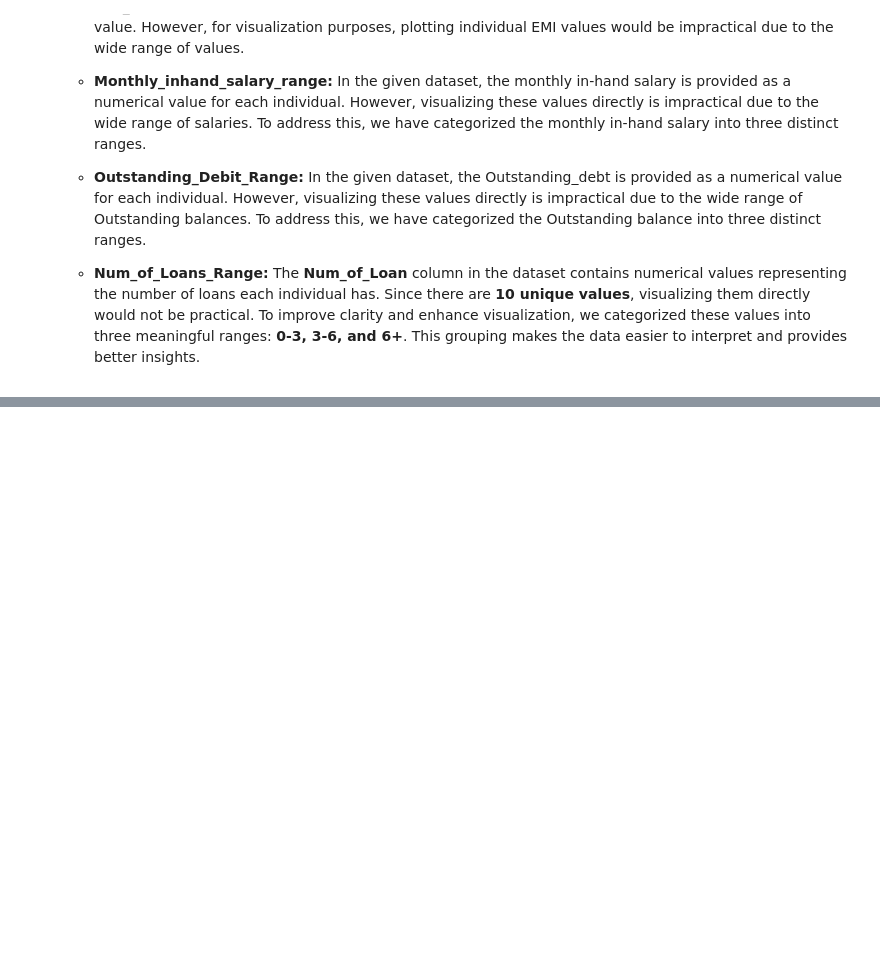
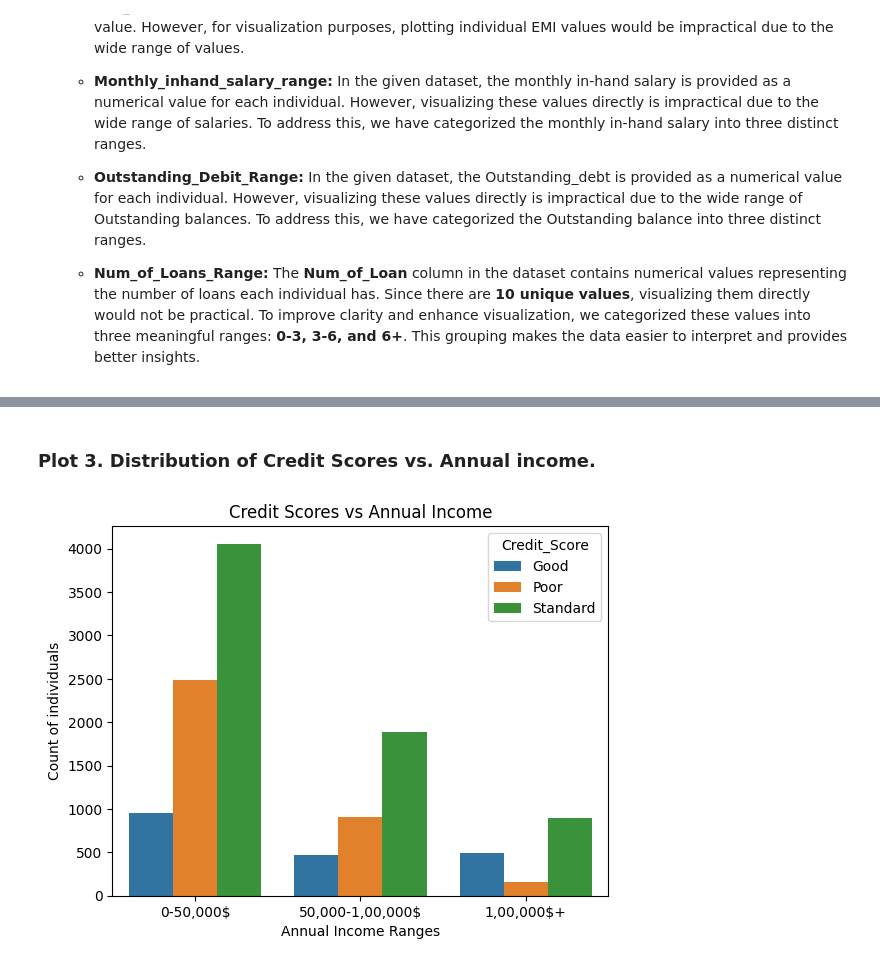
Before and after one commit to kamlendujha123/PaisaBazaar-Banking-Fraud-Analysis-EDA-Project, a Jupyter notebook: PaisaBazaar_Banking_Fraud_Analysis_EDA_Project.ipynb, the cells around one changed output, grey strips where cells are left out. Cells and saved outputs as stored; diff of their text form; code cells hidden in the pictures; blank space fills up the shorter version.

```diff
--- a/PaisaBazaar_Banking_Fraud_Analysis_EDA_Project.ipynb
+++ b/PaisaBazaar_Banking_Fraud_Analysis_EDA_Project.ipynb
@@ -631,0 +789,14 @@ To enhance data analysis and visualization, I added three new attributes: Age_Gr
+# %% [markdown]
+### **Plot 3.  Distribution of Credit Scores vs. Annual income.**
+# %%
+# we will plot stack bar plot for visualising the relationship between Income range and credit Score type.
+summary1=df.groupby(['Income_Range','Credit_Score']).size().reset_index(name='Count')
+#print(summary1)
+# we will plot stack bar plot for visualising the relationship between Income range and credit Score type.
+sns.barplot(x='Income_Range',y='Count',hue='Credit_Score',data=summary1)
+plt.title("Credit Scores vs Annual Income")
+plt.xlabel("Annual Income Ranges")
+plt.ylabel('Count of individuals')
+plt.show()
+# %% [output]
+[figure, added]
```
Also changed, not shown: parts of 50 cells of this notebook.
